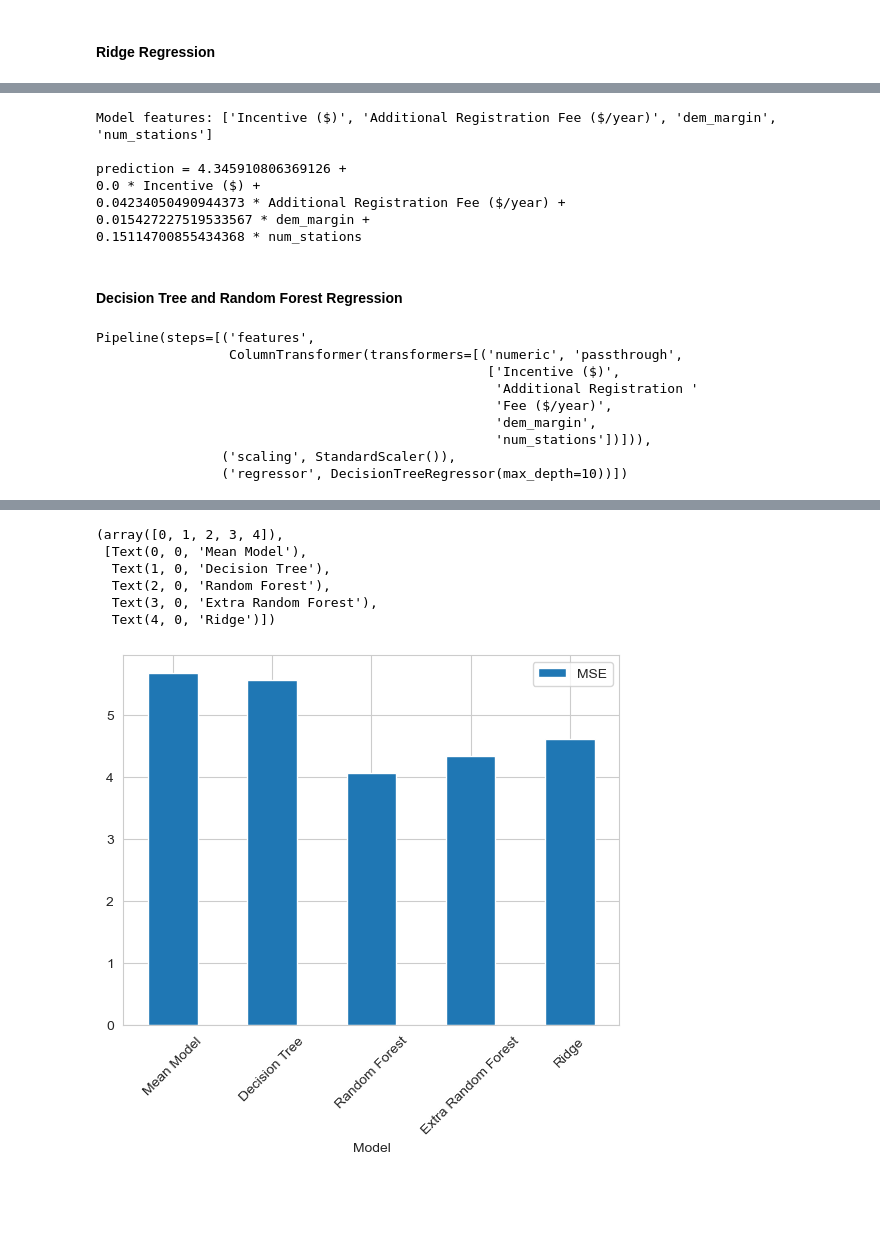
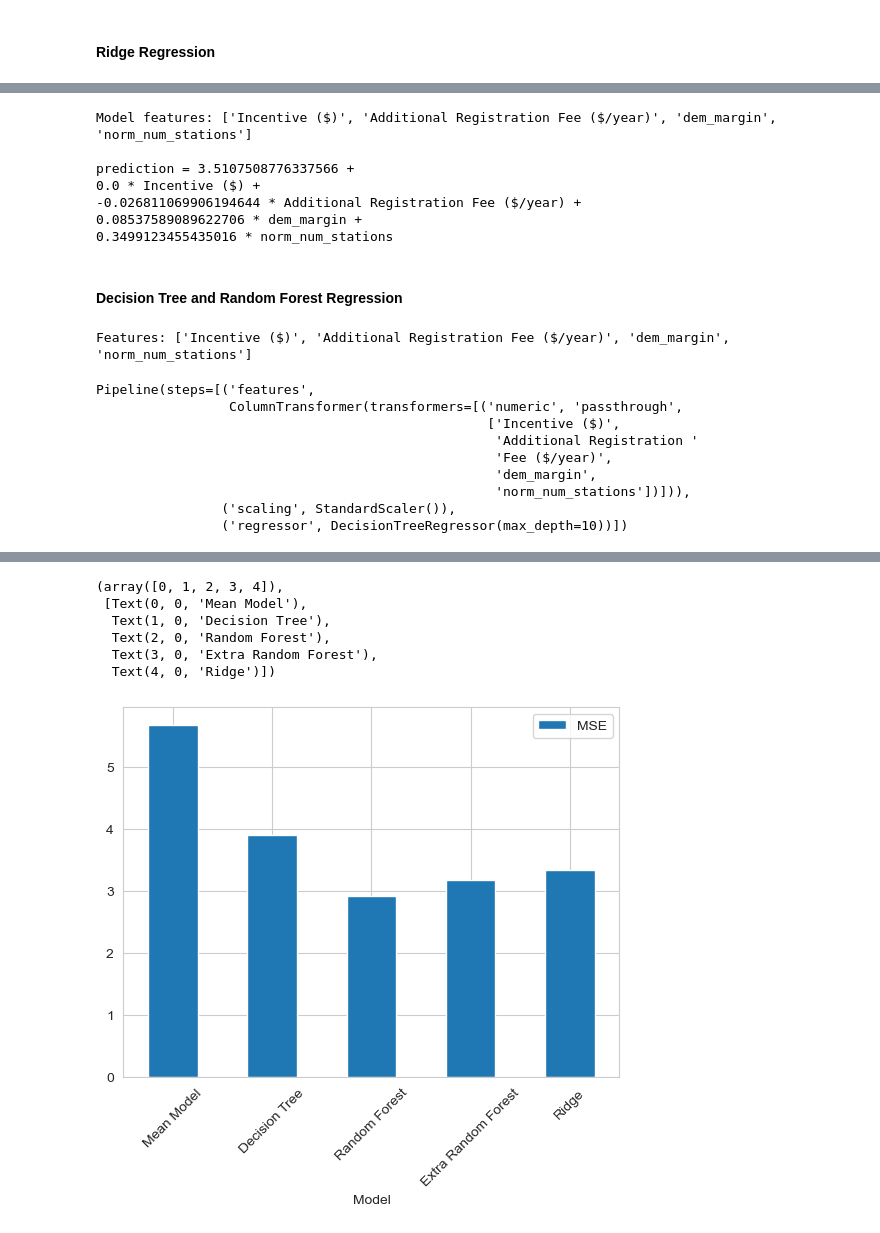
Before and after one commit to simonatemereanca/model_evs, a Jupyter notebook: analysis_model_evs.ipynb, the cells around one changed output, grey strips where cells are left out. Drawn from its saved outputs; the diff is of its cells as text; code cells hidden in the pictures; blank space fills up the shorter version.

Commit message:
added feature column norm_num_stations

```diff
--- a/analysis_model_evs.ipynb
+++ b/analysis_model_evs.ipynb
@@ -91,6 +91,9 @@ new_col = df.set_index(['State', 'Year']).groupby(level=0)['Electric (EV)'].diff
 new_col = new_col.reset_index()
 new_col.iloc[:, 2] = new_col.iloc[:, 2] * 100 / df['Car Sales']
 df['EV Sales Market Share'] = new_col.iloc[:, 2]
+
+# Add column with number of EV charging stations normalized to the number of car sales in each state
+df['norm_num_stations'] = df['num_stations'] / df['Car Sales']
 # %%
 # Save df
 data_dir = "data"
@@ -170,8 +173,8 @@ widgets.interact(ev_plot(df[all_features], df['EV Sales Market Share']), column=
 # %%
 ## Setup X (feature matrix) and y (target)
 df = df.dropna(subset=['EV Sales Market Share'])
-all_features =['State', 'Year', 'Incentive ($)', 'Additional Registration Fee ($/year)', 'dem_margin', 'num_stations', 'num_charging_outlets']
-features = ['Incentive ($)', 'Additional Registration Fee ($/year)', 'dem_margin', 'num_stations']
+all_features =['State', 'Year', 'Incentive ($)', 'Additional Registration Fee ($/year)', 'dem_margin', 'num_stations', 'num_charging_outlets', 'norm_num_stations']
+features = ['Incentive ($)', 'Additional Registration Fee ($/year)', 'dem_margin', 'norm_num_stations']
 
 X = df[all_features]    # features
 y = df['EV Sales Market Share']    # target
@@ -242,7 +247,6 @@ R^2 score: 0.319
 # Ridge Regression with Standard Scaler
 X_train, X_test, y_train, y_test = train_test_split(X, y, test_size=0.2, random_state=42)
 
-features = ['Incentive ($)', 'Additional Registration Fee ($/year)', 'dem_margin', 'num_stations']
 # Create column transformer
 selector = ColumnTransformer([
     ('numeric', 'passthrough', features)
@@ -250,9 +254,7 @@ selector = ColumnTransformer([
 
 ev_model_ridge= Pipeline([
     ('features', selector),
-    # ('scaler', MaxAbsScaler()),
-    # ('scaler', MinMaxScaler((-1,1))),
-    ('scaler', StandardScaler()),
+    ('scaler', StandardScaler()),    # MinMaxScaler((-1,1))
     ('regressor', Ridge(**ev_model_ridgeCV[2].best_params_))
 ])
 
@@ -416,15 +416,19 @@ print(('prediction = ' +
        f'{ev_model_ridge_poly[3].intercept_} +\n' +
        ' +\n'.join([f'{n} * {f}' for f, n in zip(features, ev_model_ridge_poly[3].coef_)])))
 # %% [output]
-Model features: ['Incentive ($)', 'Additional Registration Fee ($/year)', 'dem_margin', 'num_stations']
+Model features: ['Incentive ($)', 'Additional Registration Fee ($/year)', 'dem_margin', 'norm_num_stations']
 
-prediction = 4.345910806369126 +
+prediction = 3.5107508776337566 +
 0.0 * Incentive ($) +
-0.04234050490944373 * Additional Registration Fee ($/year) +
-0.015427227519533567 * dem_margin +
-0.15114700855434368 * num_stations
+-0.026811069906194644 * Additional Registration Fee ($/year) +
+0.08537589089622706 * dem_margin +
+0.3499123455435016 * norm_num_stations
 # %% [markdown]
 #### Decision Tree and Random Forest Regression
+# %%
+print(f'Features: {features}')
+# %% [output]
+Features: ['Incentive ($)', 'Additional Registration Fee ($/year)', 'dem_margin', 'norm_num_stations']
 # %%
 # Decision Tree Regressor
 from sklearn import model_selection
@@ -435,7 +439,6 @@ from sklearn.tree import DecisionTreeClassifier
 
 X_random_order, y_random_order = shuffle(X, y, random_state=42)
 
-features = ['Incentive ($)', 'Additional Registration Fee ($/year)', 'dem_margin', 'num_stations']
 # Create column transformer
 selector = ColumnTransformer([
     ('numeric', 'passthrough', features)
@@ -456,7 +459,7 @@ Pipeline(steps=[('features',
                                                    'Additional Registration '
                                                    'Fee ($/year)',
                                                    'dem_margin',
-                                                   'num_stations'])])),
+                                                   'norm_num_stations'])])),
                 ('scaling', StandardScaler()),
                 ('regressor', DecisionTreeRegressor(max_depth=10))])
 # %%
@@ -480,7 +483,6 @@ cv = model_selection.ShuffleSplit(n_splits=20, test_size=0.2, random_state=42)
 def compute_error(clf, X, y):
     return - model_selection.cross_val_score(clf, X, y, cv=cv, scoring='neg_mean_squared_error').mean()
 
-features = ['Incentive ($)', 'Additional Registration Fee ($/year)', 'dem_margin', 'num_stations']
 # Create column transformer
 selector = ColumnTransformer([
     ('numeric', 'passthrough', features)
@@ -494,31 +496,31 @@ ev_model_tree_reg= Pipeline([
 ])
 
 ev_model_extra_reg= Pipeline([
     ('features', selector),
     ('scaling', StandardScaler()),
     ('regressor', ensemble.ExtraTreesRegressor(n_estimators=100))
 ])
 
 ev_model_forest_reg= Pipeline([
     ('features', selector),
     ('scaling', StandardScaler()),
     ('regressor', ensemble.RandomForestRegressor(n_estimators=100))
 ])
 
 model_performance = pd.DataFrame([
     ("Mean Model", np.var(y)),
     ("Decision Tree", compute_error(ev_model_tree_reg, X, y)),
     ("Random Forest", compute_error(ev_model_forest_reg, X, y)),
     ("Extra Random Forest", compute_error(ev_model_extra_reg, X, y)),
     ("Ridge", compute_error(ev_model_ridge, X, y)),
 ], columns=["Model", "MSE"])
 model_performance.plot(x="Model", y="MSE", kind="bar")
 plt.xticks(rotation=45)
 # %% [output]
 (array([0, 1, 2, 3, 4]),
  [Text(0, 0, 'Mean Model'),
   Text(1, 0, 'Decision Tree'),
   Text(2, 0, 'Random Forest'),
   Text(3, 0, 'Extra Random Forest'),
   Text(4, 0, 'Ridge')])
-[figure, old version]
+[figure, new version]
```
Also changed, not shown: parts of 13 cells of this notebook.
